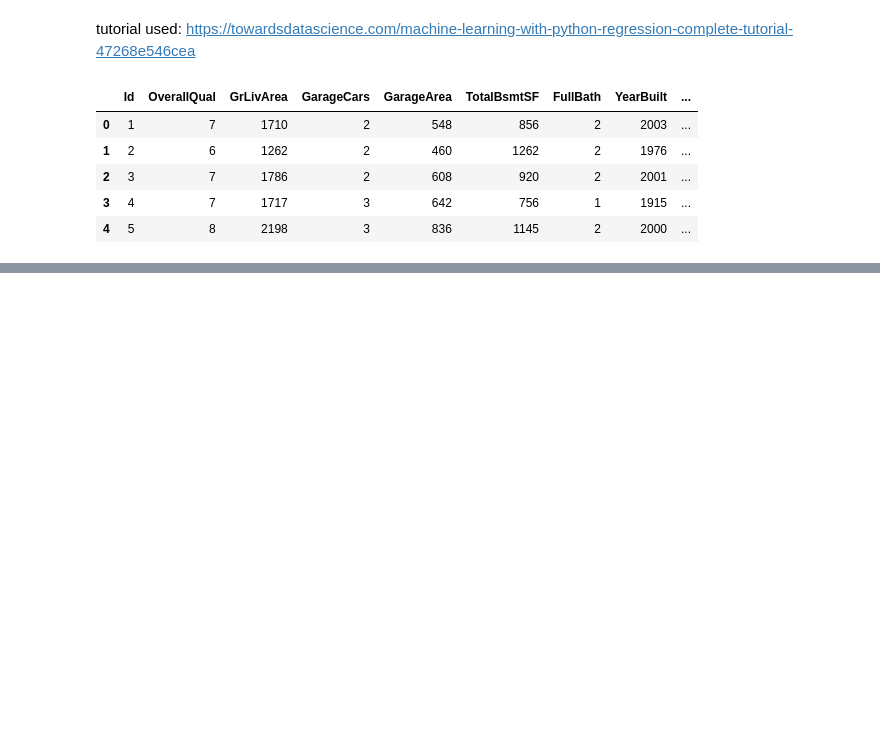
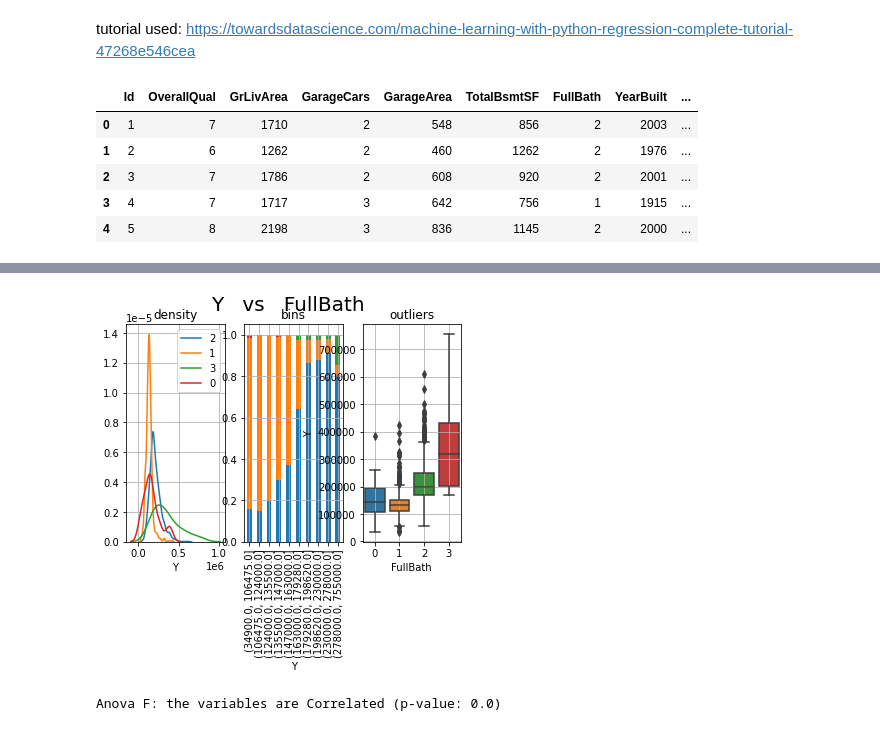
Before and after one commit to ashkmason/house-prices-maching-learning-project, a Jupyter notebook: house_price_machinelearning_project.ipynb, the cells around one changed output, grey strips where cells are left out. Drawn from its saved outputs; the diff is of its cells as text; code cells hidden in the pictures; blank space fills up the shorter version.

```diff
--- a/house_price_machinelearning_project.ipynb
+++ b/house_price_machinelearning_project.ipynb
@@ -37,0 +105,38 @@ dtf.head()
+# %%
+x = "Y"
+y = "FullBath"
+cat, num = "FullBath", "Y"
+fig, ax = plt.subplots(nrows=1, ncols=3,  sharex=False, sharey=False)
+fig.suptitle(x+"   vs   "+y, fontsize=20)
+
+### distribution
+ax[0].title.set_text('density')
+for i in dtf[cat].unique():
+    sns.distplot(dtf[dtf[cat]==i][num], hist=False, label=i, ax=ax[0])
+ax[0].grid(True)
+### stacked
+ax[1].title.set_text('bins')
+breaks = np.quantile(dtf[num], q=np.linspace(0,1,11))
+tmp = dtf.groupby([cat, pd.cut(dtf[num], breaks, duplicates='drop')]).size().unstack().T
+tmp = tmp[dtf[cat].unique()]
+tmp["tot"] = tmp.sum(axis=1)
+for col in tmp.drop("tot", axis=1).columns:
+     tmp[col] = tmp[col] / tmp["tot"]
+tmp.drop("tot", axis=1).plot(kind='bar', stacked=True, ax=ax[1], legend=False, grid=True)
+### boxplot
+ax[2].title.set_text('outliers')
+sns.boxplot(x=cat, y=num, data=dtf, ax=ax[2])
+ax[2].grid(True)
+plt.show()
+# %% [output]
+[figure, added]
+# %%
+cat, num = "FullBath", "Y"
+model = smf.ols(num+' ~ '+cat, data=dtf).fit()
+table = sm.stats.anova_lm(model)
+p = table["PR(>F)"][0]
+coeff, p = None, round(p, 3)
+conclusion = "Correlated" if p < 0.05 else "Non-Correlated"
+print("Anova F: the variables are", conclusion, "(p-value: "+str(p)+")")
+# %% [output]
+Anova F: the variables are Correlated (p-value: 0.0)
```
Also changed, not shown: parts of 10 cells of this notebook, 1 other file.
